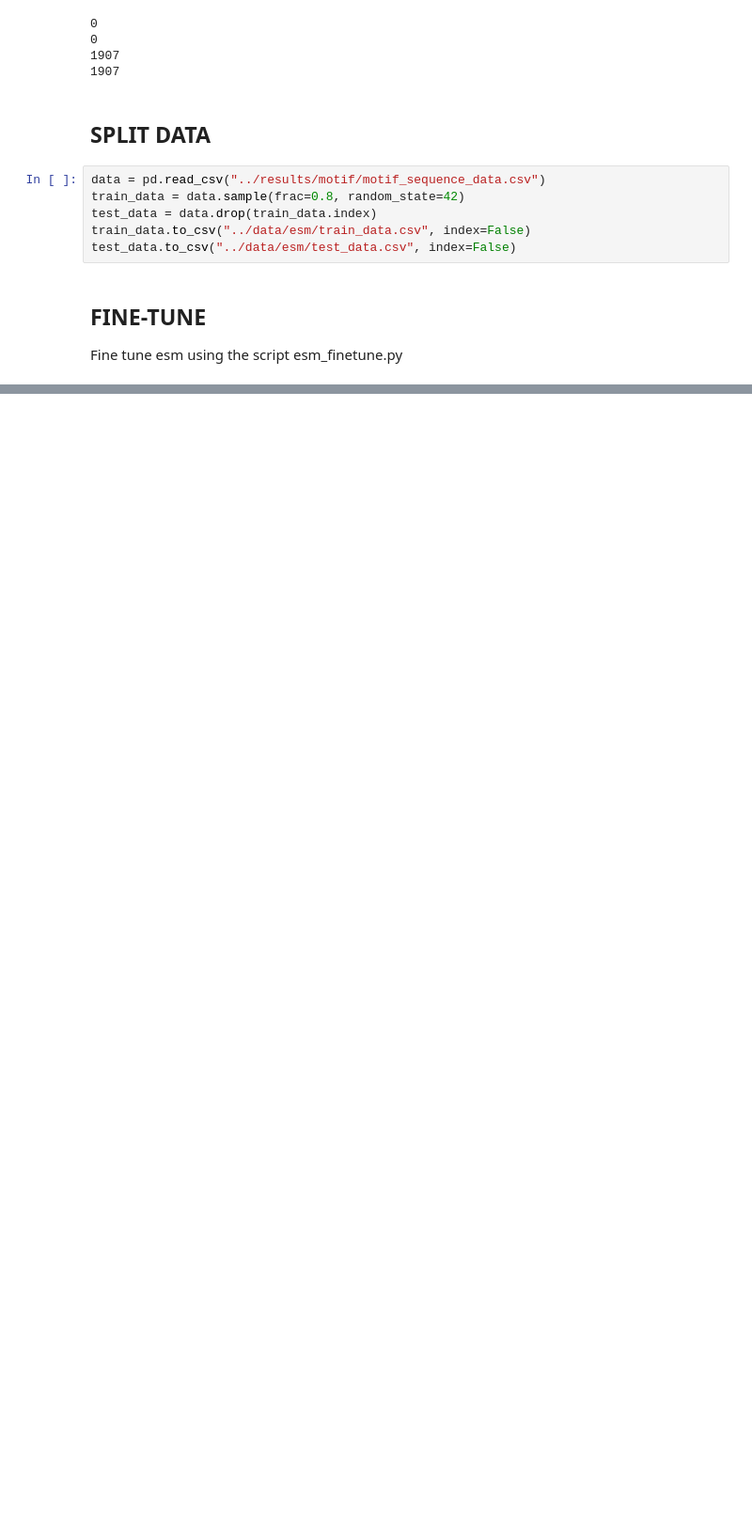
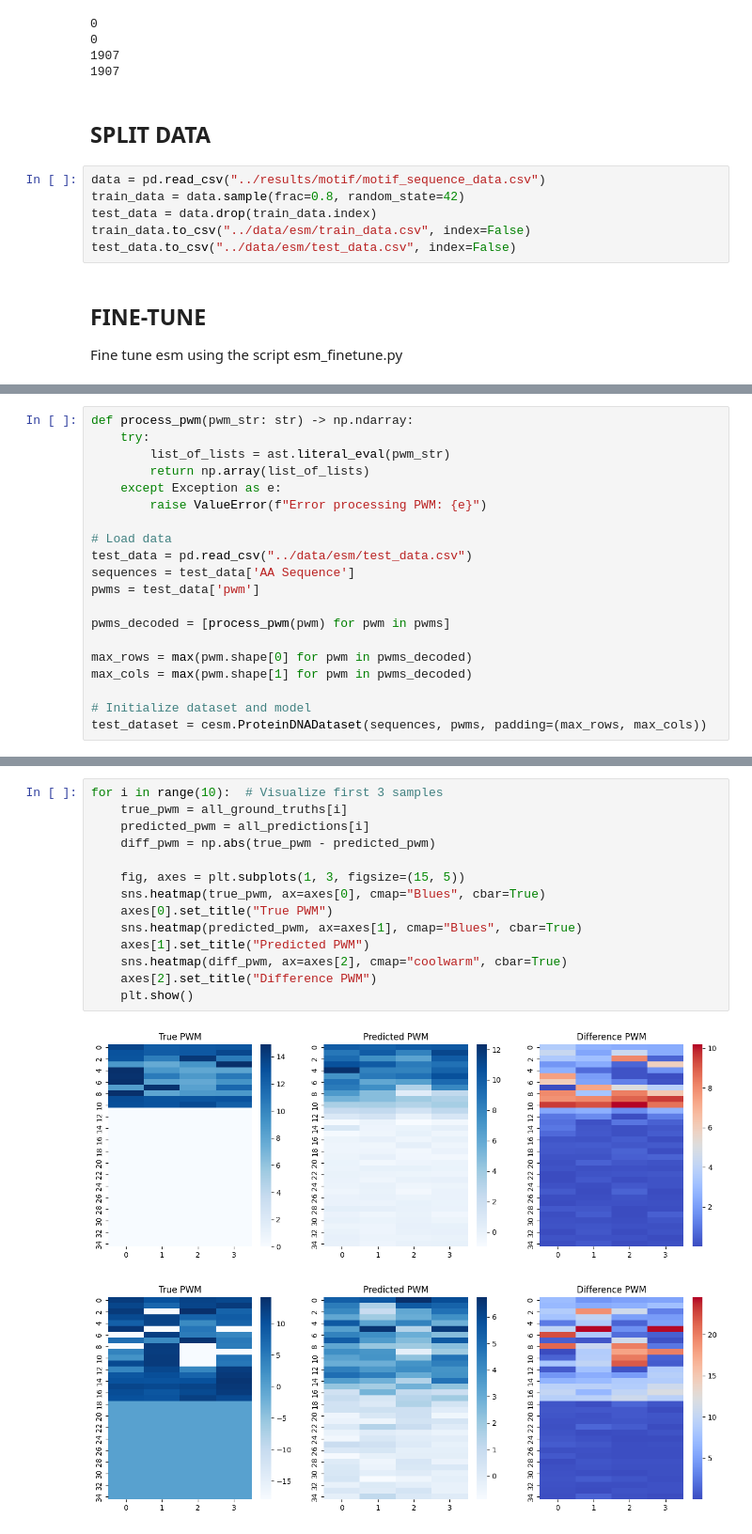
Before and after one commit to antonthieme/TabulaSapiens, a Jupyter notebook: notebooks/003-esm.ipynb, the cells around one changed output, grey strips where cells are left out. Shown: that part at 94% size. Cells and saved outputs as stored; diff of their text form; blank space fills up the shorter version.

Commit message:
esm eval

```diff
--- a/notebooks/003-esm.ipynb
+++ b/notebooks/003-esm.ipynb
@@ -167,0 +179,20 @@ Fine tune esm using the script esm_finetune.py
+# %%
+def process_pwm(pwm_str: str) -> np.ndarray:
+    try:
+        list_of_lists = ast.literal_eval(pwm_str)
+        return np.array(list_of_lists)
+    except Exception as e:
+        raise ValueError(f"Error processing PWM: {e}")
+
+# Load data
+test_data = pd.read_csv("../data/esm/test_data.csv")
+sequences = test_data['AA Sequence']
+pwms = test_data['pwm']
+
+pwms_decoded = [process_pwm(pwm) for pwm in pwms]
+
+max_rows = max(pwm.shape[0] for pwm in pwms_decoded)
+max_cols = max(pwm.shape[1] for pwm in pwms_decoded)
+
+# Initialize dataset and model
+test_dataset = cesm.ProteinDNADataset(sequences, pwms, padding=(max_rows, max_cols))
@@ -167,0 +315,17 @@ Fine tune esm using the script esm_finetune.py
+# %%
+for i in range(10):  # Visualize first 3 samples
+    true_pwm = all_ground_truths[i]
+    predicted_pwm = all_predictions[i]
+    diff_pwm = np.abs(true_pwm - predicted_pwm)
+
+    fig, axes = plt.subplots(1, 3, figsize=(15, 5))
+    sns.heatmap(true_pwm, ax=axes[0], cmap="Blues", cbar=True)
+    axes[0].set_title("True PWM")
+    sns.heatmap(predicted_pwm, ax=axes[1], cmap="Blues", cbar=True)
+    axes[1].set_title("Predicted PWM")
+    sns.heatmap(diff_pwm, ax=axes[2], cmap="coolwarm", cbar=True)
+    axes[2].set_title("Difference PWM")
+    plt.show()
+# %% [output]
+[figure, added]
+[figure, added]
```
Also changed, not shown: parts of 16 cells of this notebook, 2 other files.
